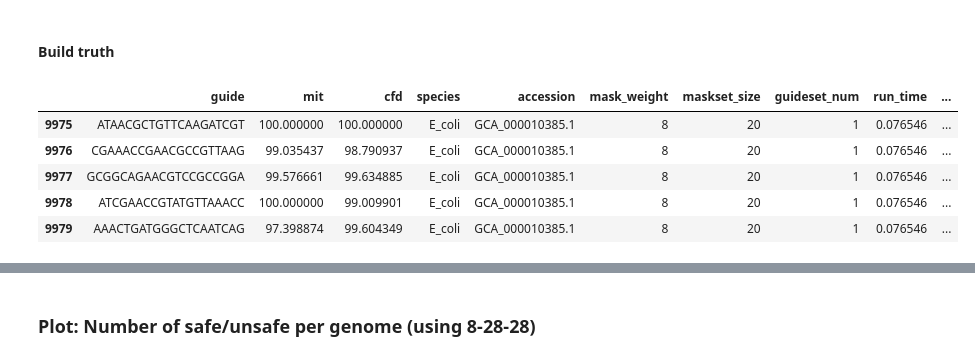
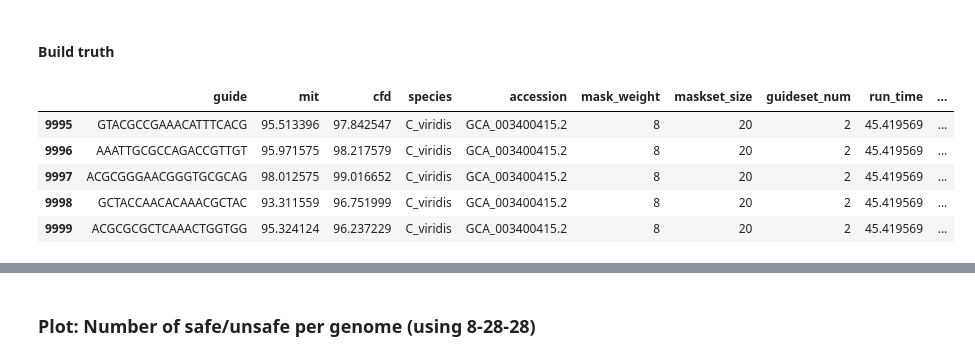
Before and after one commit to Darragh-Nugent/Crackling_Mask_search, a Jupyter notebook: scoring.ipynb, the cells around one changed output, grey strips where cells are left out. Cells and saved outputs as stored; diff of their text form; code cells hidden in the pictures.

Commit message:
Added rattlesnake genome, extracting off-targets, and confusion matricies

```diff
--- a/scoring.ipynb
+++ b/scoring.ipynb
@@ -43,7 +45,8 @@ DATA = 'test_data'
 # ]
 
 genomes = [
-    ('E_coli', 'GCA_000010385.1')
+    ('E_coli', 'GCA_000010385.1'),
+    ('C_viridis', 'GCA_003400415.2')
 ]
 
 CLASS_COLOURS = {
@@ -58,0 +64,24 @@ INDEXER
+# %%
+for genome in genomes:
+    species = genome[0]
+    accession = genome[1]
+
+    genome_index = os.path.join(DATA, 'genomes', accession, f"{os.path.basename(species)}.fna")
+    off_target_index = os.path.join(DATA, 'offtargets', accession, f"{os.path.basename(accession)}_offTargets.txt")
+
+    skip = os.path.exists(off_target_index)
+
+    if not skip:
+        print('✅' if skip else '▶', accession, species, genome_index, off_target_index, sep='\t')
+
+    if skip:
+        continue
+
+    subprocess.run([
+        EXTRACTOR,
+        off_target_index,
+        genome_index
+    ], stdout=subprocess.DEVNULL, stderr=subprocess.DEVNULL)
+
+
+print('Done.')
@@ -70,7 +103,7 @@ NameError: name 'df_ass' is not defined
 # Off-target lists
 # %%
 offtarget_lists = {
-    g[1] : glob(f"test_data/{g[0]}/*_offTargets.txt")[0]
+    g[1] : glob(f"test_data/offtargets/{g[1]}/*_offTargets.txt")[0]
     for g in genomes
 }
 offtarget_lists
@@ -140,7 +174,7 @@ for genome in genomes:
     species = genome[0]
     accession = genome[1]
 
-    index = os.path.join(DATA, 'indexes', accession, f"slice-8-28.issl")
+    index = os.path.join(DATA, 'indexes', accession, f"slice-8-20.issl")
     skip = not os.path.exists(index)
 
     print('❌' if skip else '✅', accession, species, sep='\t')
@@ -728,13 +773,13 @@ df[(df['accession'] == 'GCA_000010385.1') & (df['mask_weight'] == 8) & (df['mask
 # %% [markdown]
 #### Build truth
 # %%
-truth = truth_df = df[(df['maskset_size'] == 20) & (df['mask_weight'] == 8)]
+truth = truth_df = df[df['guideset_num'] == 2]
 # or original Crackling++ masks
 truth.tail()
 # %% [output]
 |  | guide | mit | cfd | species | accession | mask_weight | maskset_size | guideset_num | run_time | ... |
-| 9975 | ATAACGCTGTTCAAGATCGT | 100.000000 | 100.000000 | E_coli | GCA_000010385.1 | 8 | 20 | 1 | 0.076546 | ... |
-| 9976 | CGAAACCGAACGCCGTTAAG | 99.035437 | 98.790937 | E_coli | GCA_000010385.1 | 8 | 20 | 1 | 0.076546 | ... |
-| 9977 | GCGGCAGAACGTCCGCCGGA | 99.576661 | 99.634885 | E_coli | GCA_000010385.1 | 8 | 20 | 1 | 0.076546 | ... |
-| 9978 | ATCGAACCGTATGTTAAACC | 100.000000 | 99.009901 | E_coli | GCA_000010385.1 | 8 | 20 | 1 | 0.076546 | ... |
-| 9979 | AAACTGATGGGCTCAATCAG | 97.398874 | 99.604349 | E_coli | GCA_000010385.1 | 8 | 20 | 1 | 0.076546 | ... |
+| 9995 | GTACGCCGAAACATTTCACG | 95.513396 | 97.842547 | C_viridis | GCA_003400415.2 | 8 | 20 | 2 | 45.419569 | ... |
+| 9996 | AAATTGCGCCAGACCGTTGT | 95.971575 | 98.217579 | C_viridis | GCA_003400415.2 | 8 | 20 | 2 | 45.419569 | ... |
+| 9997 | ACGCGGGAACGGGTGCGCAG | 98.012575 | 99.016652 | C_viridis | GCA_003400415.2 | 8 | 20 | 2 | 45.419569 | ... |
+| 9998 | GCTACCAACACAAACGCTAC | 93.311559 | 96.751999 | C_viridis | GCA_003400415.2 | 8 | 20 | 2 | 45.419569 | ... |
+| 9999 | ACGCGCGCTCAAACTGGTGG | 95.324124 | 96.237229 | C_viridis | GCA_003400415.2 | 8 | 20 | 2 | 45.419569 | ... |
```
Also changed, not shown: parts of 26 cells of this notebook, 12 other files.
